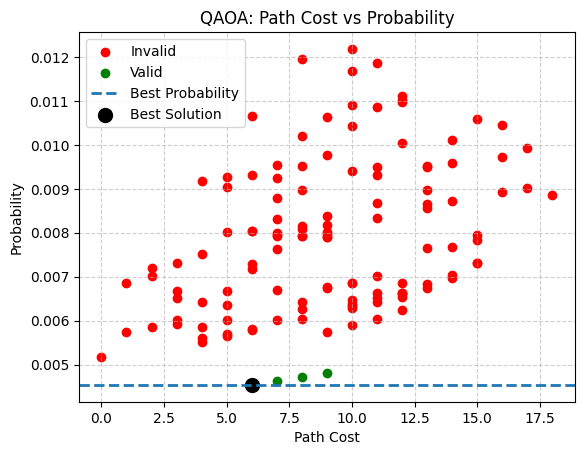
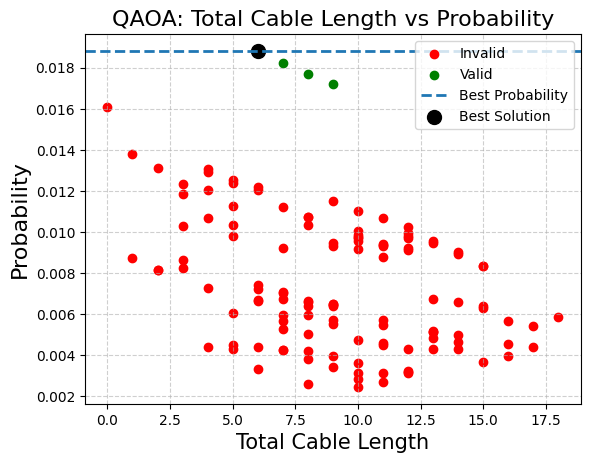
The change to this notebook cell's code, shown as a diff; its figure went from the first image to the second:
--- before
+++ after
@@ -21,7 +21,7 @@
     plt.scatter(best_cost, best_prob, s=100, color='black', label='Best Solution')
 
-plt.xlabel("Path Cost")
-plt.ylabel("Probability")
-plt.title("QAOA: Path Cost vs Probability")
+plt.xlabel("Total Cable Length", fontsize=15)
+plt.ylabel("Probability", fontsize=16)
+plt.title("QAOA: Total Cable Length vs Probability", fontsize=16)
 
 plt.legend()

Commit: Graph Updates